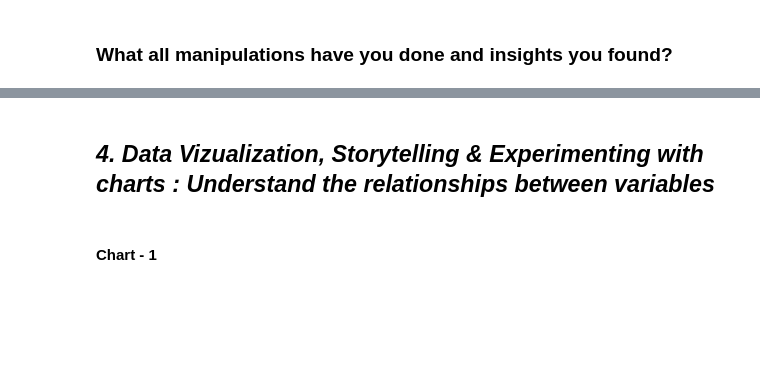
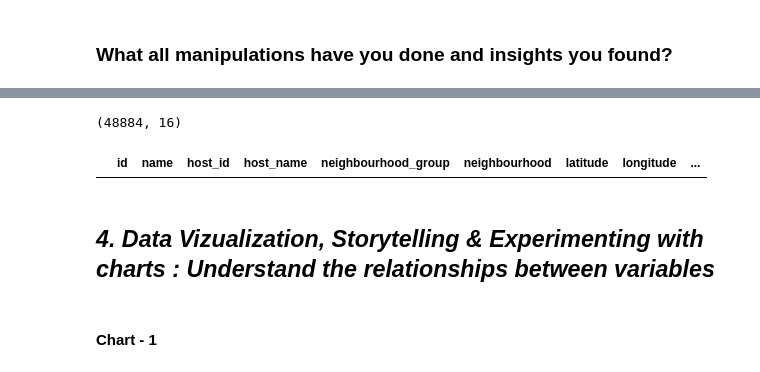
Before and after one commit to kapilkukreja469/Airbnb_bookings_analysis_project, a Jupyter notebook: Sample_EDA_Submission_Template.ipynb, the cells around one changed output, grey strips where cells are left out. Saved outputs shown, nothing was run; the diff lists cells and outputs as text; code cells hidden in the pictures; blank space fills up the shorter version.

```diff
--- a/Sample_EDA_Submission_Template.ipynb
+++ b/Sample_EDA_Submission_Template.ipynb
@@ -251,3 +248,14 @@ Answer Here.
+# %%
+# Write your code to make your dataset analysis ready.
+# drop row indexes from DataFrame which have price =0.
+index_names = airbnb_df[airbnb_df['price'] == 0].index
+airbnb_df.drop(index_names, inplace = True)
+print(airbnb_df.shape)
+# After deletion
+airbnb_df[airbnb_df['price']==0]
+# %% [output]
+(48884, 16)
+|  | id | name | host_id | host_name | neighbourhood_group | neighbourhood | latitude | longitude | ... |
 # %% [markdown]
 ## ***4. Data Vizualization, Storytelling & Experimenting with charts : Understand the relationships between variables***
 # %% [markdown]
```
Also changed, not shown: parts of 13 cells of this notebook.
